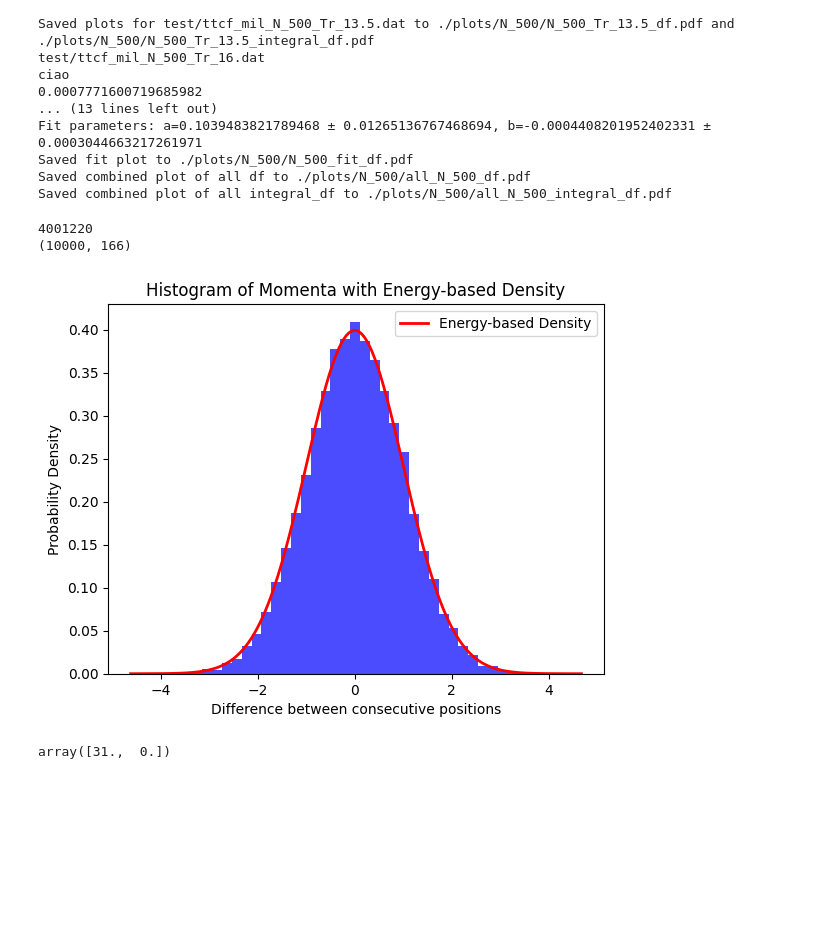
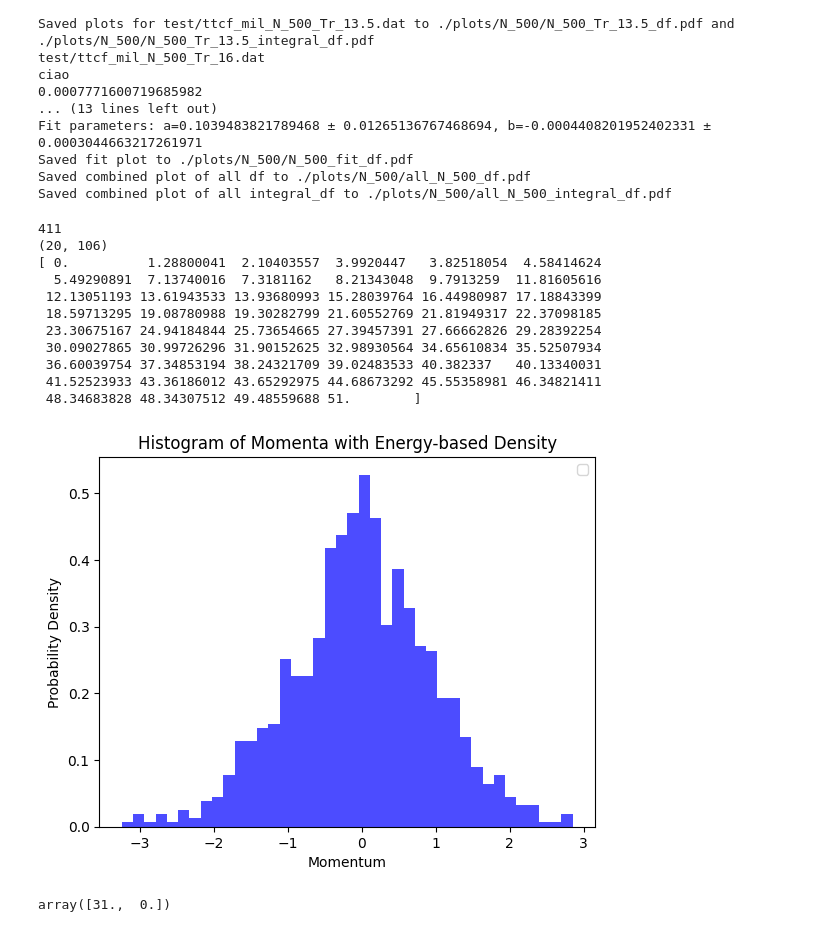
Before and after one commit to vdiflorio/1Dchain, a Jupyter notebook: hist.ipynb, the cells around one changed output. Cells and saved outputs as stored; diff of their text form; code cells hidden in the pictures; blank space fills up the shorter version.

```diff
--- a/hist.ipynb
+++ b/hist.ipynb
@@ -262,9 +262,9 @@ def read_conditions(filename, num_condizioni, neq):
     return condizioni
 
 
-filename = "condizioni_80.bin"
-num_condizioni = 10000  # Numero di condizioni da leggere
-N=80
+filename = "lepri_chain/condizioni_50.bin"
+num_condizioni = 20  # Numero di condizioni da leggere
+N=50
 dim=1
 neq= (N+2)*2*dim + 2
 
@@ -279,42 +279,54 @@ import matplotlib.pyplot as plt
 
 # Supponendo che `cond_t` sia già definito
 # Estrai solo le colonne di `x` per ciascuna catena
-x_values = cond_t[:, ::2]  # Prende solo le colonne alternate, che sono i valori `x`
+x_values = cond_t[:, :-2:2]  # Prende solo le colonne alternate, che sono i valori `x`
+
 p_values=np.concatenate(cond_t[:, 3:-2:2])
-xival=np.concatenate(cond_t[:, -2:])
+print(x_values[0])
+
+#xival=np.concatenate(cond_t[:, -2:])
 # Calcola le differenze tra valori successivi di `x` per ciascuna catena (prima dimensione)
 diff_x_all = [np.diff(x_chain) for x_chain in x_values]
 
 # Unisci tutte le differenze in un singolo array per l'istogramma
 diff_x_all = np.concatenate(diff_x_all)
 
 # Crea l'istogramma delle differenze
-plt.hist(xival, bins=40, density=True, alpha=0.7, color='blue')
+plt.hist(p_values, bins=40, density=True, alpha=0.7, color='blue')
 
 def energy(x, a, b):
     return x**2/2#(x-1)**2/2 + a * (x-1)**3/3 + b * (x-1)**4/4
 
 def density(x, a, b, beta):
     return np.exp(-beta * energy(x, a, b))
 
 # Generate x values for plotting the density
 x_vals = np.linspace(min(p_values), max(p_values), 500)
 density_vals = density(x_vals, 0, 1, 1)
 density_vals /= np.trapz(density_vals, x_vals)  # Normalize the density
 
 # Step 5: Plot the density function
-plt.plot(x_vals, density_vals, color='red', linewidth=2, label='Energy-based Density')
+# plt.plot(x_vals, density_vals, color='red', linewidth=2, label='Energy-based Density')
 
 # Add labels and legend
-plt.xlabel('Difference between consecutive positions')
+plt.xlabel('Momentum')
 plt.ylabel('Probability Density')
 plt.title('Histogram of Momenta with Energy-based Density')
 plt.legend()
 plt.show()
 # %% [output]
-4001220
-(10000, 166)
+411
+(20, 106)
+[ 0.          1.28800041  2.10403557  3.9920447   3.82518054  4.58414624
+  5.49290891  7.13740016  7.3181162   8.21343048  9.7913259  11.81605616
+ 12.13051193 13.61943533 13.93680993 15.28039764 16.44980987 17.18843399
+ 18.59713295 19.08780988 19.30282799 21.60552769 21.81949317 22.37098185
+ 23.30675167 24.94184844 25.73654665 27.39457391 27.66662826 29.28392254
+ 30.09027865 30.99726296 31.90152625 32.98930564 34.65610834 35.52507934
+ 36.60039754 37.34853194 38.24321709 39.02483533 40.382337   40.13340031
+ 41.52523933 43.36186012 43.65292975 44.68673292 45.55358981 46.34821411
+ 48.34683828 48.34307512 49.48559688 51.        ]
-[figure, old version]
+[figure, new version]
 # %%
 cond_t[0,62:]
 # %% [output]
```
Also changed, not shown: parts of 2 cells of this notebook, 3 other files.
